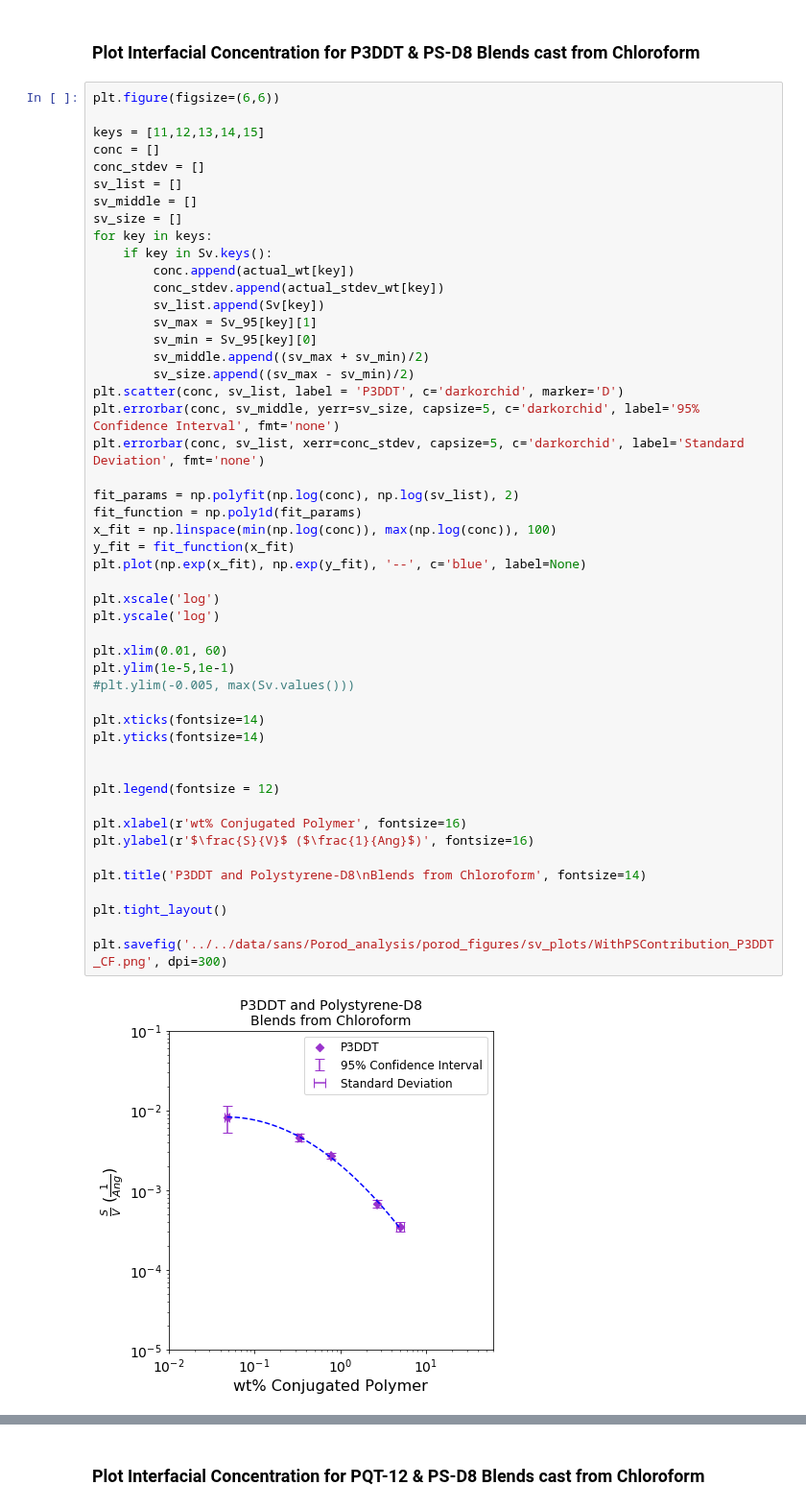
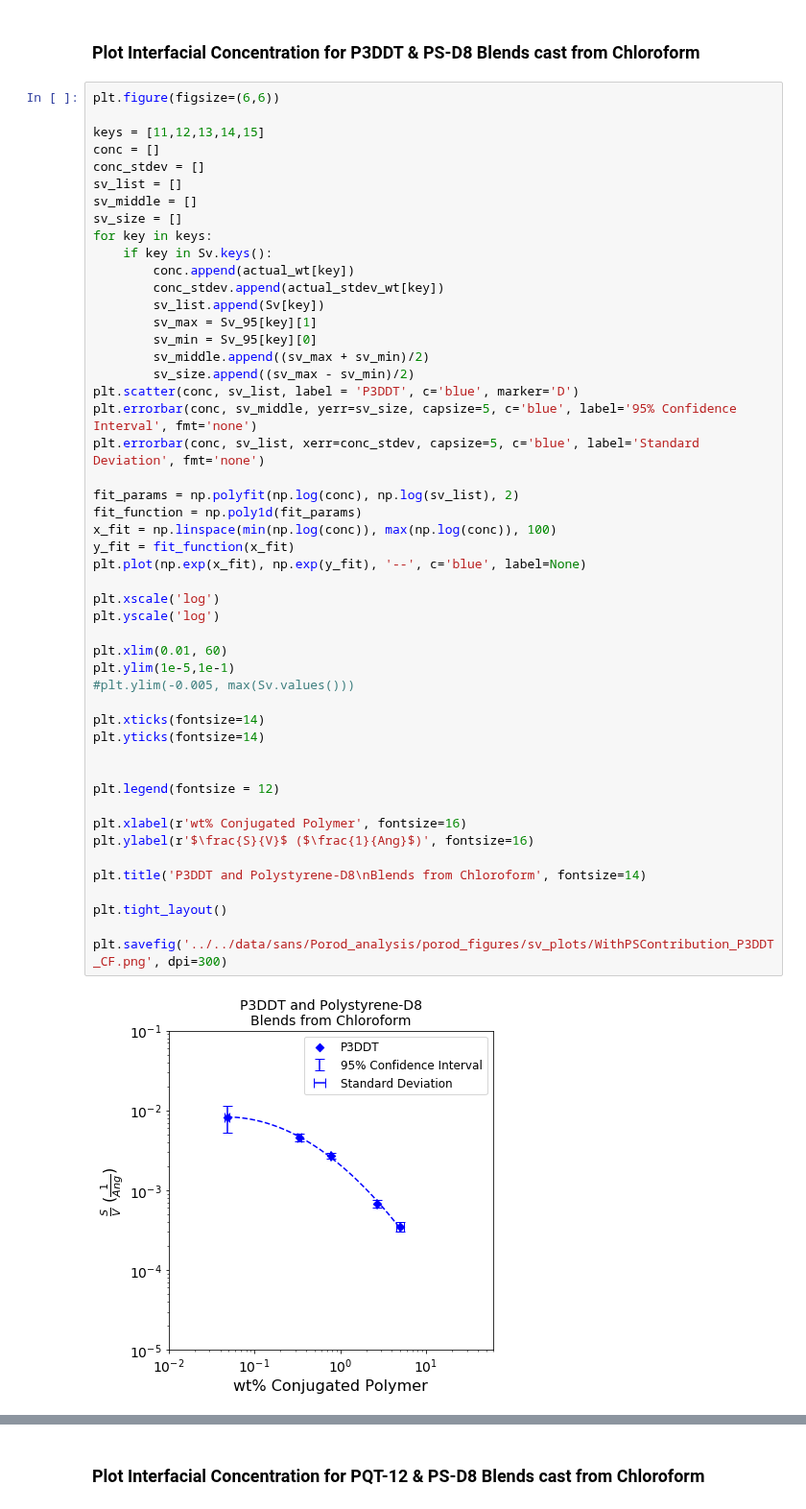
Before and after one commit to pozzo-research-group/c-wolf-blends-morphology, a Jupyter notebook: sans/Porod_analysis/Plotting_Porod_Results.ipynb, the cells around one changed output, grey strips where cells are left out. Shown at 96% size. Saved outputs shown, nothing was run; the diff lists cells and outputs as text.

```diff
--- a/sans/Porod_analysis/Plotting_Porod_Results.ipynb
+++ b/sans/Porod_analysis/Plotting_Porod_Results.ipynb
@@ -555,39 +555,39 @@ for key in keys:
         sv_min = Sv_95[key][0]
         sv_middle.append((sv_max + sv_min)/2)
         sv_size.append((sv_max - sv_min)/2)
-plt.scatter(conc, sv_list, label = 'P3DDT', c='darkorchid', marker='D')
-plt.errorbar(conc, sv_middle, yerr=sv_size, capsize=5, c='darkorchid', label='95% Confidence Interval', fmt='none')
-plt.errorbar(conc, sv_list, xerr=conc_stdev, capsize=5, c='darkorchid', label='Standard Deviation', fmt='none')
+plt.scatter(conc, sv_list, label = 'P3DDT', c='blue', marker='D')
+plt.errorbar(conc, sv_middle, yerr=sv_size, capsize=5, c='blue', label='95% Confidence Interval', fmt='none')
+plt.errorbar(conc, sv_list, xerr=conc_stdev, capsize=5, c='blue', label='Standard Deviation', fmt='none')
 
 fit_params = np.polyfit(np.log(conc), np.log(sv_list), 2)
 fit_function = np.poly1d(fit_params)
 x_fit = np.linspace(min(np.log(conc)), max(np.log(conc)), 100)
 y_fit = fit_function(x_fit)
 plt.plot(np.exp(x_fit), np.exp(y_fit), '--', c='blue', label=None)
 
 plt.xscale('log')
 plt.yscale('log')
 
 plt.xlim(0.01, 60)
 plt.ylim(1e-5,1e-1)
 #plt.ylim(-0.005, max(Sv.values()))
 
 plt.xticks(fontsize=14)
 plt.yticks(fontsize=14)
 
 
 plt.legend(fontsize = 12)
 
 plt.xlabel(r'wt% Conjugated Polymer', fontsize=16)
 plt.ylabel(r'$\frac{S}{V}$ ($\frac{1}{Ang}$)', fontsize=16)
 
 plt.title('P3DDT and Polystyrene-D8\nBlends from Chloroform', fontsize=14)
 
 plt.tight_layout()
 
 plt.savefig('../../data/sans/Porod_analysis/porod_figures/sv_plots/WithPSContribution_P3DDT_CF.png', dpi=300)
 # %% [output]
-[figure, old version]
+[figure, new version]
 # %%
 plt.figure(figsize=(6,6))
 
```
Also changed, not shown: parts of 1 cell of this notebook, 3 other files.
